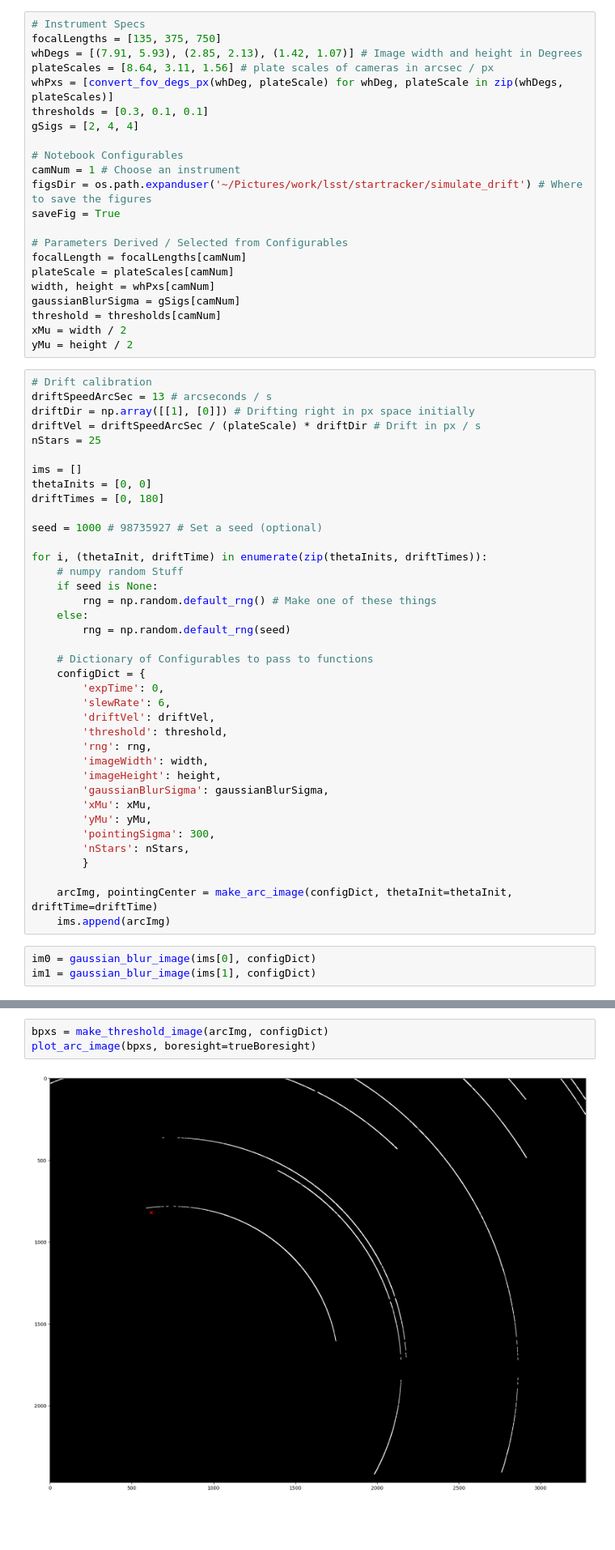
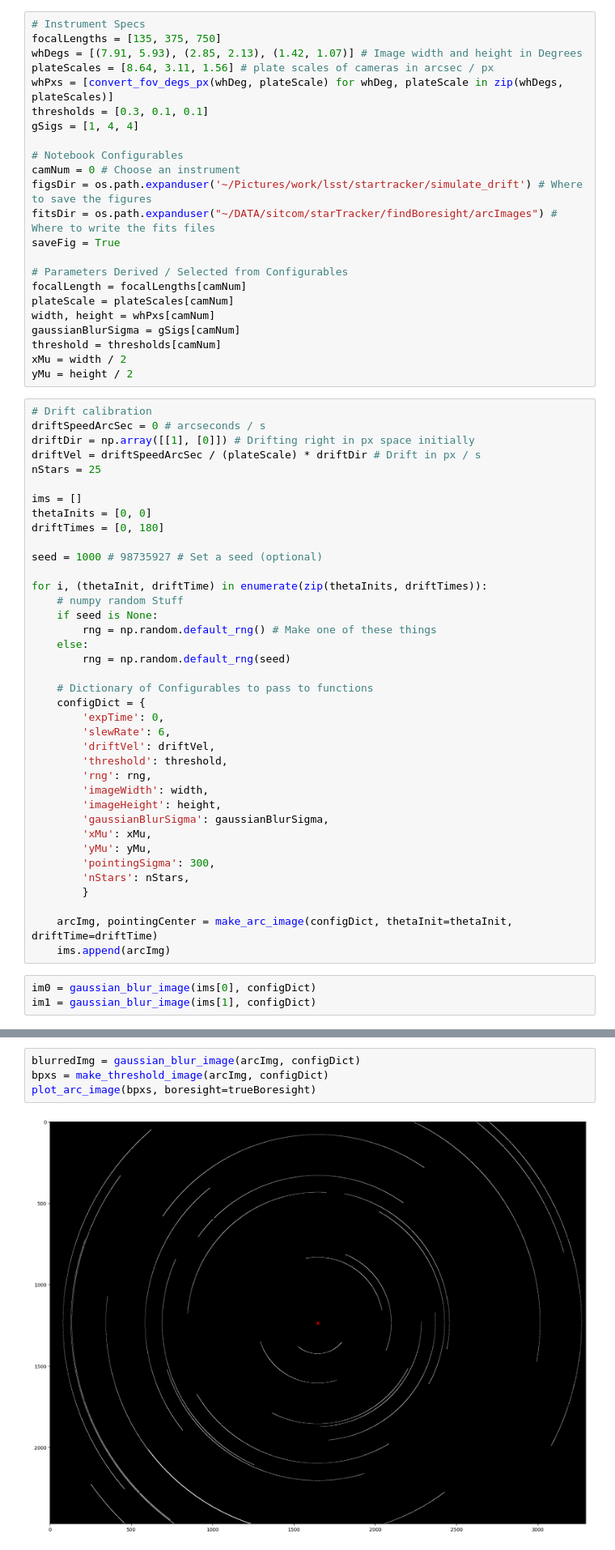
Before and after one commit to adriansh95/sitcom, a Jupyter notebook: starTracker/findBoresight/notebooks/boresightScratch.ipynb, the cells around one changed output, grey strips where cells are left out. Shown at 81% size. Saved outputs shown, nothing was run; the diff lists cells and outputs as text; blank space fills up the shorter version.

```diff
--- a/starTracker/findBoresight/notebooks/boresightScratch.ipynb
+++ b/starTracker/findBoresight/notebooks/boresightScratch.ipynb
@@ -23,11 +23,12 @@ whDegs = [(7.91, 5.93), (2.85, 2.13), (1.42, 1.07)] # Image width and height in
 plateScales = [8.64, 3.11, 1.56] # plate scales of cameras in arcsec / px
 whPxs = [convert_fov_degs_px(whDeg, plateScale) for whDeg, plateScale in zip(whDegs, plateScales)]
 thresholds = [0.3, 0.1, 0.1]
-gSigs = [2, 4, 4]
+gSigs = [1, 4, 4]
 
 # Notebook Configurables
-camNum = 1 # Choose an instrument
+camNum = 0 # Choose an instrument
 figsDir = os.path.expanduser('~/Pictures/work/lsst/startracker/simulate_drift') # Where to save the figures
+fitsDir = os.path.expanduser("~/DATA/sitcom/starTracker/findBoresight/arcImages") # Where to write the fits files
 saveFig = True
 
 # Parameters Derived / Selected from Configurables
@@ -40,7 +41,7 @@ xMu = width / 2
 yMu = height / 2
 # %%
 # Drift calibration
-driftSpeedArcSec = 13 # arcseconds / s
+driftSpeedArcSec = 0 # arcseconds / s
 driftDir = np.array([[1], [0]]) # Drifting right in px space initially
 driftVel = driftSpeedArcSec / (plateScale) * driftDir # Drift in px / s
 nStars = 25
@@ -147,5 +114,6 @@ arcImg, trueBoresight = make_arc_image(configDict, thetaInit=thetaInit, driftTim
 # %%
+blurredImg = gaussian_blur_image(arcImg, configDict)
 bpxs = make_threshold_image(arcImg, configDict)
 plot_arc_image(bpxs, boresight=trueBoresight)
 # %% [output]
-[figure, old version]
+[figure, new version]
```
Also changed, not shown: parts of 8 cells of this notebook.
